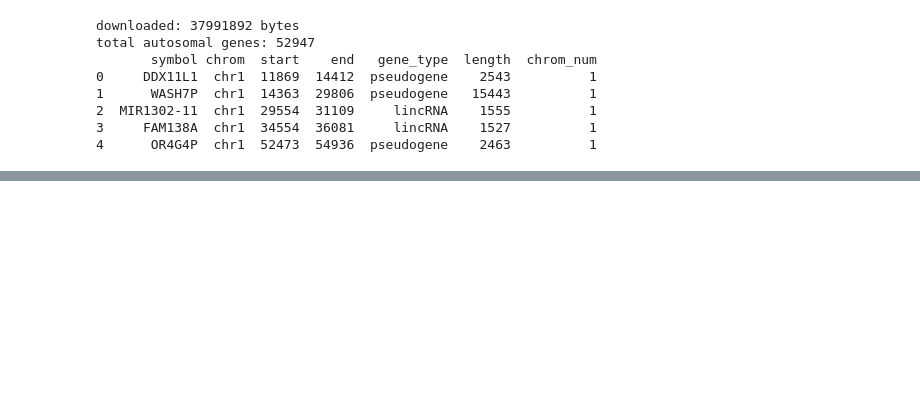
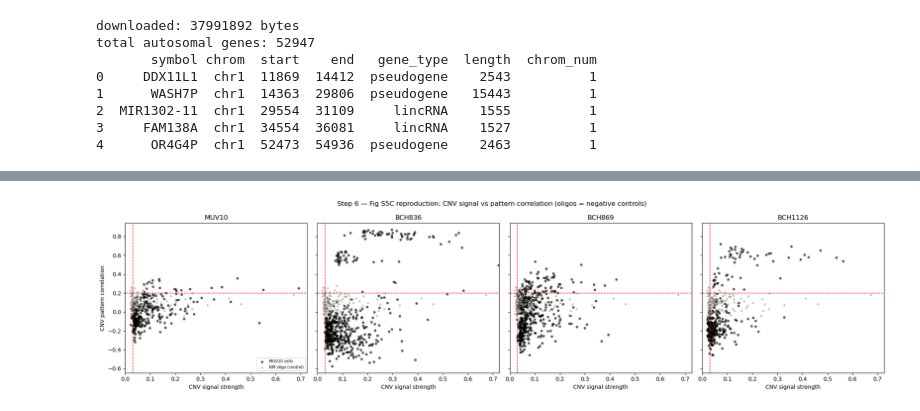
Before and after one commit to kianinsilico/masters_thesis, a Jupyter notebook: pyScript/step6_notebook.ipynb, the cells around one changed output, grey strips where cells are left out. Saved outputs shown, nothing was run; the diff lists cells and outputs as text; code cells hidden in the pictures; blank space fills up the shorter version.

```diff
--- a/pyScript/step6_notebook.ipynb
+++ b/pyScript/step6_notebook.ipynb
@@ -80,0 +509,78 @@ FileNotFoundError: [Errno 2] Unable to synchronously open file (unable to open f
+# %%
+import numpy as np
+import matplotlib.pyplot as plt
+import os
+os.makedirs("../figures/step6", exist_ok=True)
+
+cnv_tumor = adata.obsm["X_cnv_raw"]          # (2454, 7986), per-tumor-centered Er -> moving avg
+patient = adata.obs["patient"].to_numpy()
+tumors_with_cnv = ["MUV10", "BCH836", "BCH869", "BCH1126"]   # 4 CNV-positive (Fig S5C)
+tumors_flat     = ["MUV1", "MUV5"]                            # CNV-negative
+
+# ---- SIGNAL STRENGTH: mean-square per gene (gene-count-invariant) ----
+def signal_strength(M):
+    return np.mean(M**2, axis=1)
+
+sig_tumor = signal_strength(cnv_tumor)               # (2454,)
+sig_oligo = signal_strength(cnv_oligo)               # (138,)  negative controls
+print("tumor signal range:", f"{sig_tumor.min():.4f} .. {sig_tumor.max():.4f}")
+print("oligo signal range:", f"{sig_oligo.min():.4f} .. {sig_oligo.max():.4f}")
+
+# ---- PATTERN CORRELATION: corr of each cell vs its tumor's mean MALIGNANT profile ----
+# Bootstrap "presumed malignant" per tumor = cells above median signal in that tumor
+# (Filbin used expression-cluster malignant cells; we don't have his cluster labels,
+#  so we use a within-tumor high-signal seed and refine. Logged as D-Step6-malseed.)
+pattern_corr = np.full(adata.n_obs, np.nan)
+tumor_mean_profiles = {}
+for t in np.unique(patient):
+    idx = np.where(patient == t)[0]
+    if t in tumors_flat:
+        # no coherent malignant profile expected; correlation vs own-tumor mean still computed
+        seed = idx
+    else:
+        s = sig_tumor[idx]
+        seed = idx[s >= np.median(s)]          # high-signal seed = presumed malignant
+    mean_prof = cnv_tumor[seed].mean(axis=0)
+    tumor_mean_profiles[t] = mean_prof
+    for i in idx:
+        pattern_corr[i] = np.corrcoef(cnv_tumor[i], mean_prof)[0, 1]
+
+# Oligo correlation: vs each tumor's malignant profile -> take MAX (most generous test)
+# A true negative control should correlate poorly with ALL malignant profiles.
+oligo_corr_max = np.zeros(cnv_oligo.shape[0])
+for k in range(cnv_oligo.shape[0]):
+    cs = [np.corrcoef(cnv_oligo[k], tumor_mean_profiles[t])[0,1] for t in tumors_with_cnv]
+    oligo_corr_max[k] = np.nanmax(cs)
+
+adata.obs["cnv_signal"] = sig_tumor
+adata.obs["cnv_corr"]   = pattern_corr
+
+# ---- Apply Filbin cutoffs: NM = signal < 0.03 AND corr < 0.2 ----
+SIG_CUT, CORR_CUT = 0.03, 0.2
+is_nm = (adata.obs["cnv_signal"] < SIG_CUT) & (adata.obs["cnv_corr"] < CORR_CUT)
+adata.obs["cnv_nonmalignant"] = is_nm.values
+print(f"\ncells below BOTH cutoffs (NM by CNV): {int(is_nm.sum())} / {adata.n_obs}")
+print("oligo controls below signal cutoff:",
+      f"{int((sig_oligo < SIG_CUT).sum())}/138")
+print("oligo controls below corr cutoff:",
+      f"{int((oligo_corr_max < CORR_CUT).sum())}/138")
+
+# ---- Fig S5C: four scatters, one per CNV-positive tumor, oligos overlaid ----
+fig, axes = plt.subplots(1, 4, figsize=(20, 5), sharex=True, sharey=True)
+for ax, t in zip(axes, tumors_with_cnv):
+    idx = np.where(patient == t)[0]
+    ax.scatter(sig_tumor[idx], pattern_corr[idx], s=12, c="black",
+               alpha=0.6, label=f"{t} cells")
+    ax.scatter(sig_oligo, oligo_corr_max, s=10, c="tab:gray",
+               alpha=0.4, marker="^", label="NM oligo (control)")
+    ax.axvline(SIG_CUT, color="red", ls="--", lw=1)
+    ax.axhline(CORR_CUT, color="red", ls="--", lw=1)
+    ax.set_title(t); ax.set_xlabel("CNV signal strength")
+    ax.set_xlim(left=0)
+axes[0].set_ylabel("CNV pattern correlation")
+axes[0].legend(fontsize=7, loc="lower right")
+plt.suptitle("Step 6 — Fig S5C reproduction: CNV signal vs pattern correlation (oligos = negative controls)")
+plt.tight_layout()
+plt.savefig("../figures/step6/step6_figS5C_scatter.png", dpi=150, bbox_inches="tight")
+plt.show()
+# %% [output]
@@ -80,0 +593 @@ FileNotFoundError: [Errno 2] Unable to synchronously open file (unable to open f
+[figure, added]
```
Also changed, not shown: parts of 13 cells of this notebook, 2 other files.
